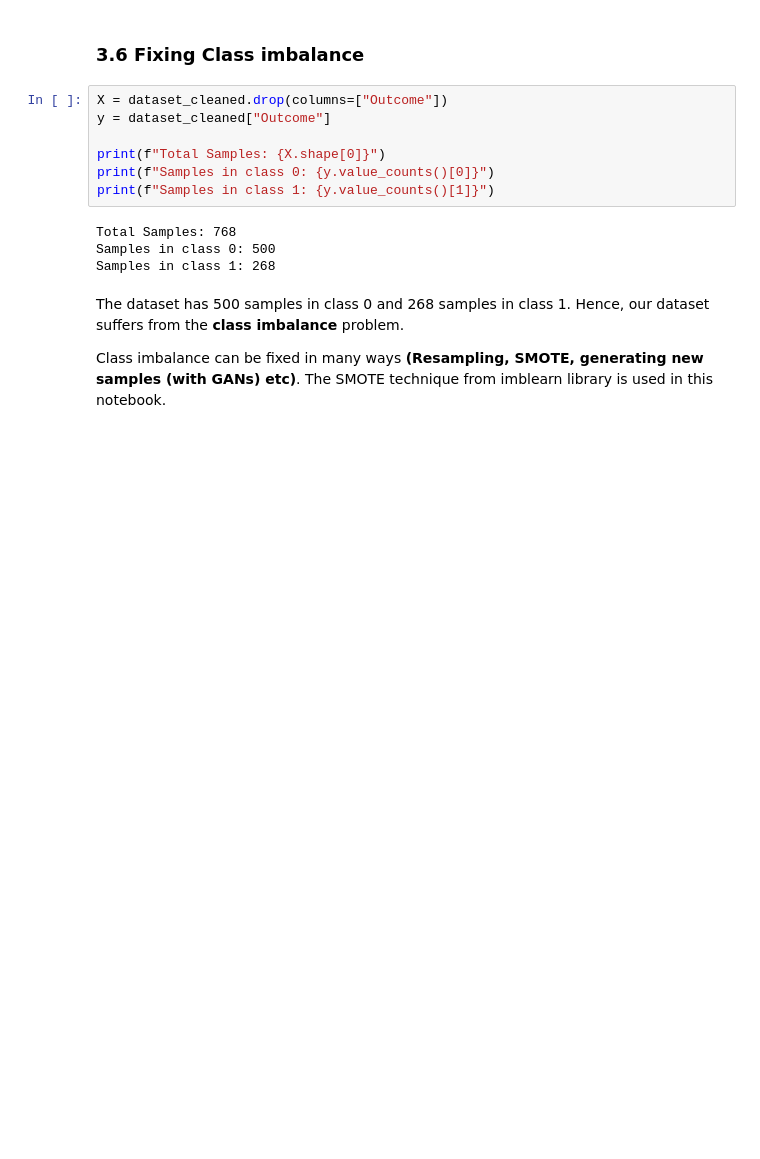
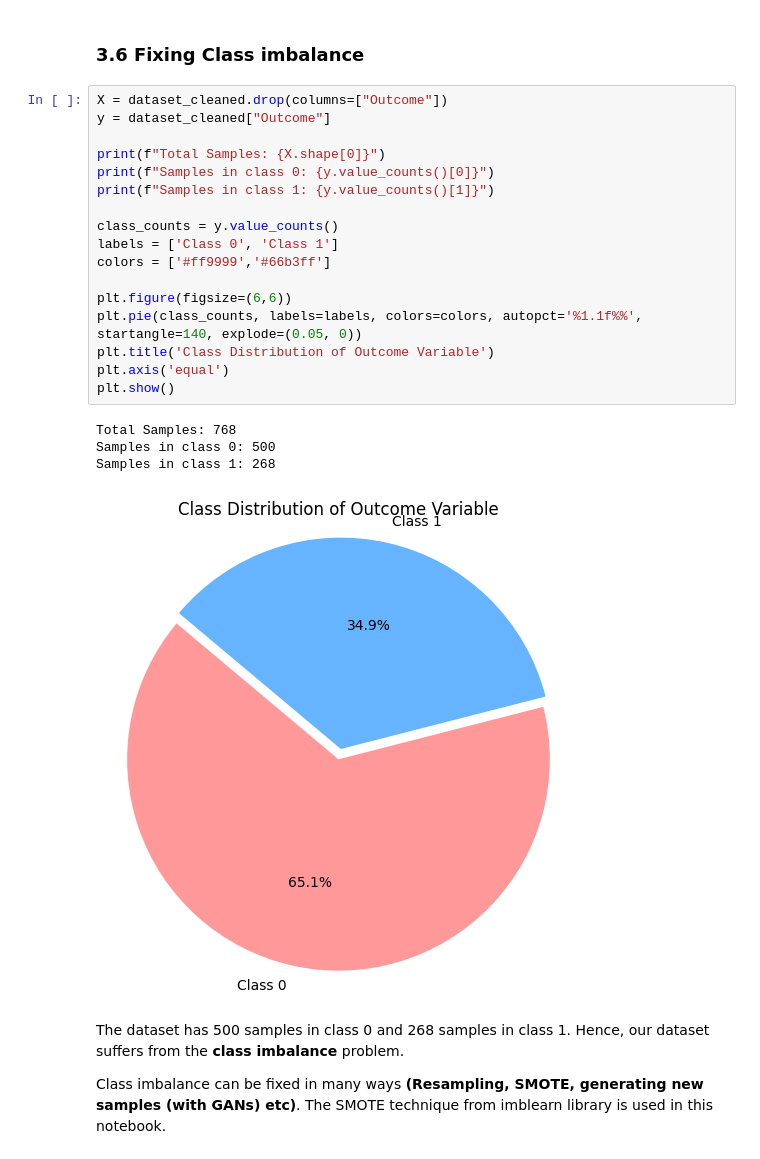
Before and after one commit to blahlol/Sklearn-POC---Diabetes-Prediction, a Jupyter notebook: code/code.ipynb, the cells around one changed output. Cells and saved outputs as stored; diff of their text form; blank space fills up the shorter version.

Commit message:
updated readme and code to include more visualizations

```diff
--- a/code/code.ipynb
+++ b/code/code.ipynb
@@ -230,14 +231,25 @@ For points 1 and 2, we do not take any action in this case. The correlations are
 # %%
 X = dataset_cleaned.drop(columns=["Outcome"])
 y = dataset_cleaned["Outcome"]
 
 print(f"Total Samples: {X.shape[0]}")
 print(f"Samples in class 0: {y.value_counts()[0]}")
 print(f"Samples in class 1: {y.value_counts()[1]}")
+
+class_counts = y.value_counts()
+labels = ['Class 0', 'Class 1']
+colors = ['#ff9999','#66b3ff']
+
+plt.figure(figsize=(6,6))
+plt.pie(class_counts, labels=labels, colors=colors, autopct='%1.1f%%', startangle=140, explode=(0.05, 0))
+plt.title('Class Distribution of Outcome Variable')
+plt.axis('equal')
+plt.show()
 # %% [output]
 Total Samples: 768
 Samples in class 0: 500
 Samples in class 1: 268
+[figure, added]
 # %% [markdown]
 The dataset has 500 samples in class 0 and 268 samples in class 1. Hence, our dataset suffers from the **class imbalance** problem.
 
```
Also changed, not shown: parts of 26 cells of this notebook, 1 other file.
